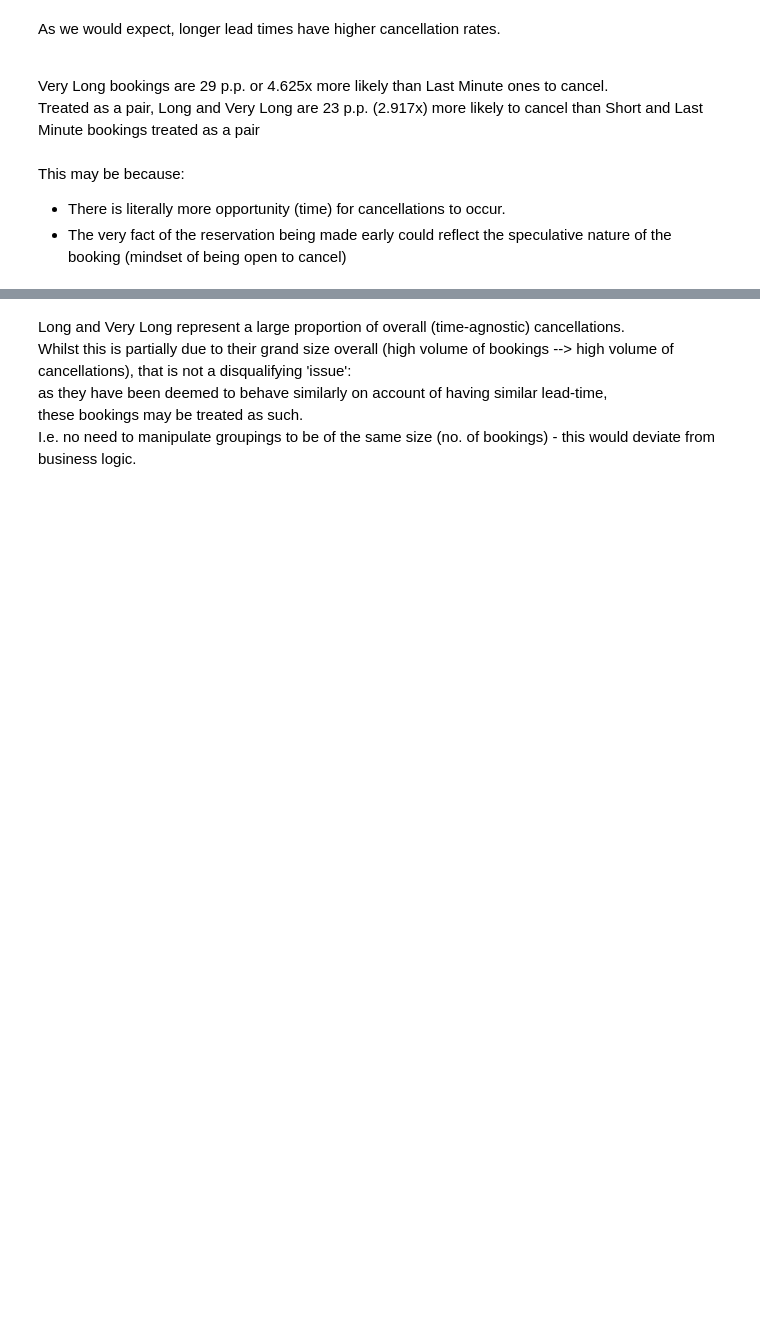
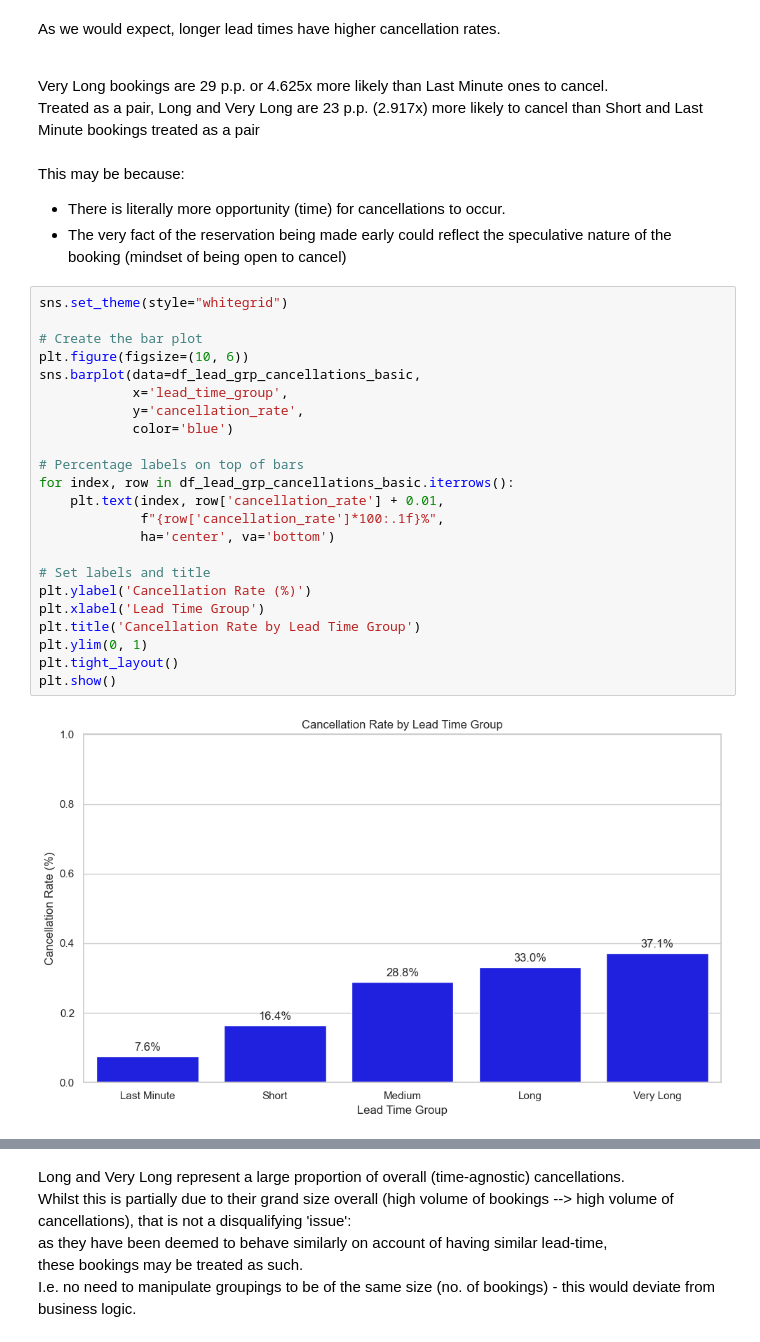
Before and after one commit to dngsus/data_analysis, a Jupyter notebook: 01 Hotel Bookings/01 Hotel v01.ipynb, the cells around one changed output, grey strips where cells are left out. Saved outputs shown, nothing was run; the diff lists cells and outputs as text; blank space fills up the shorter version.

```diff
--- a/01 Hotel Bookings/01 Hotel v01.ipynb
+++ b/01 Hotel Bookings/01 Hotel v01.ipynb
@@ -1033,4 +1119,29 @@ Treated as a pair, Long and Very Long are 23 p.p. (2.917x) more likely to cancel
 This may be because:
 - There is literally more opportunity (time) for cancellations to occur.
 - The very fact of the reservation being made early could reflect the speculative nature of the booking (mindset of being open to cancel)
+# %%
+sns.set_theme(style="whitegrid")
+
+# Create the bar plot
+plt.figure(figsize=(10, 6))
+sns.barplot(data=df_lead_grp_cancellations_basic,
+            x='lead_time_group',
+            y='cancellation_rate',
+            color='blue')
+
+# Percentage labels on top of bars
+for index, row in df_lead_grp_cancellations_basic.iterrows():
+    plt.text(index, row['cancellation_rate'] + 0.01,
+             f"{row['cancellation_rate']*100:.1f}%",
+             ha='center', va='bottom')
+
+# Set labels and title
+plt.ylabel('Cancellation Rate (%)')
+plt.xlabel('Lead Time Group')
+plt.title('Cancellation Rate by Lead Time Group')
+plt.ylim(0, 1)
+plt.tight_layout()
+plt.show()
+# %% [output]
+[figure, added]
 # %%
```
Also changed, not shown: parts of 24 cells of this notebook.
